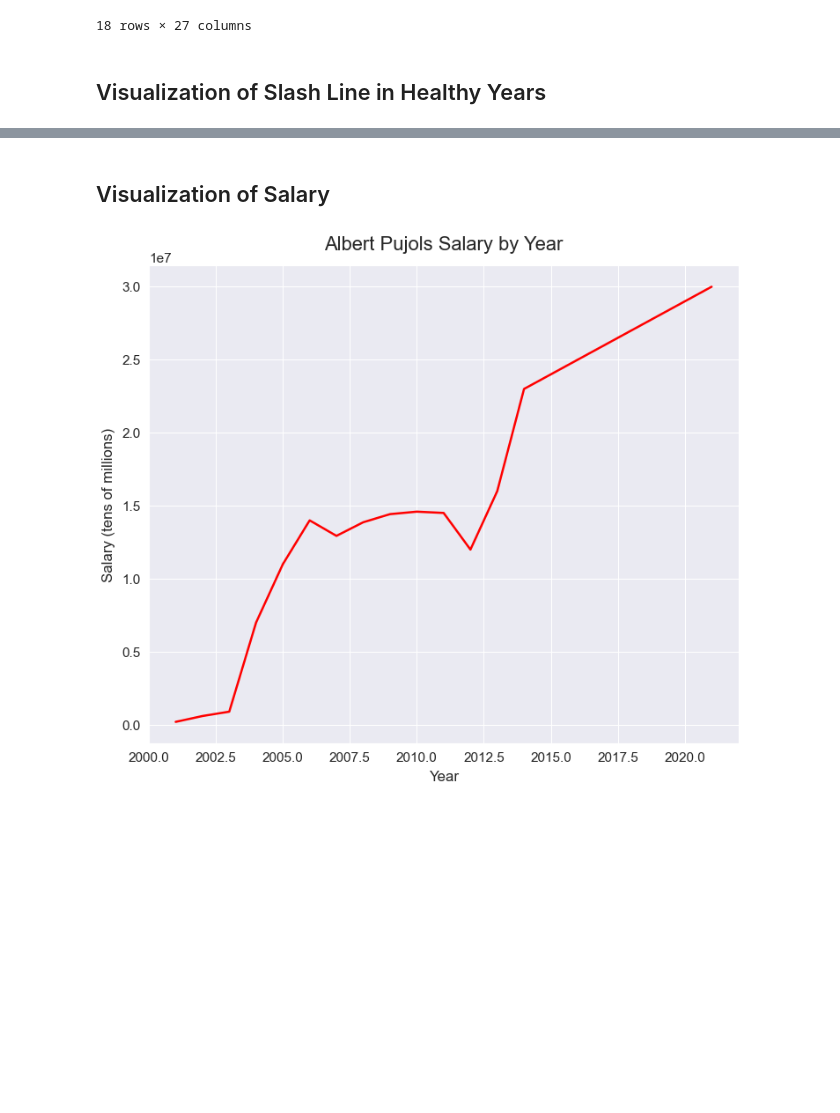
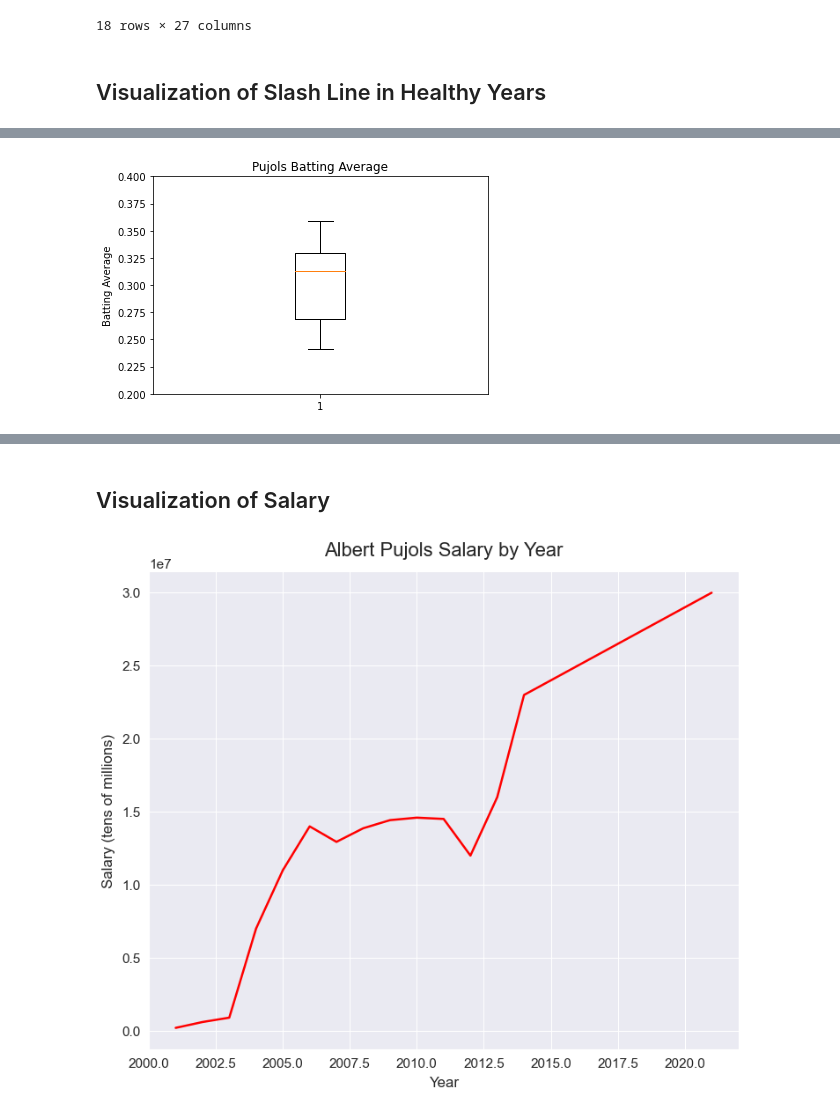
Before and after one commit to drainganggtb/Pujols_VizPractice, a Jupyter notebook: pujols_workbook.ipynb, the cells around one changed output, grey strips where cells are left out. Cells and saved outputs as stored; diff of their text form; code cells hidden in the pictures; blank space fills up the shorter version.

```diff
--- a/pujols_workbook.ipynb
+++ b/pujols_workbook.ipynb
@@ -143,0 +136,10 @@ See the caveats in the documentation: https://pandas.pydata.org/pandas-docs/stab
+# %%
+batting_avg = healthy_df['BA']
+fig1, ax1 = plt.subplots()
+ax1.set_title('Pujols Batting Average')
+ax1.set_ylabel('Batting Average')
+plt.ylim(.2,.4)
+ax1.boxplot(batting_avg)
+plt.show()
+# %% [output]
+[figure, added]
```
Also changed, not shown: parts of 11 cells of this notebook.
